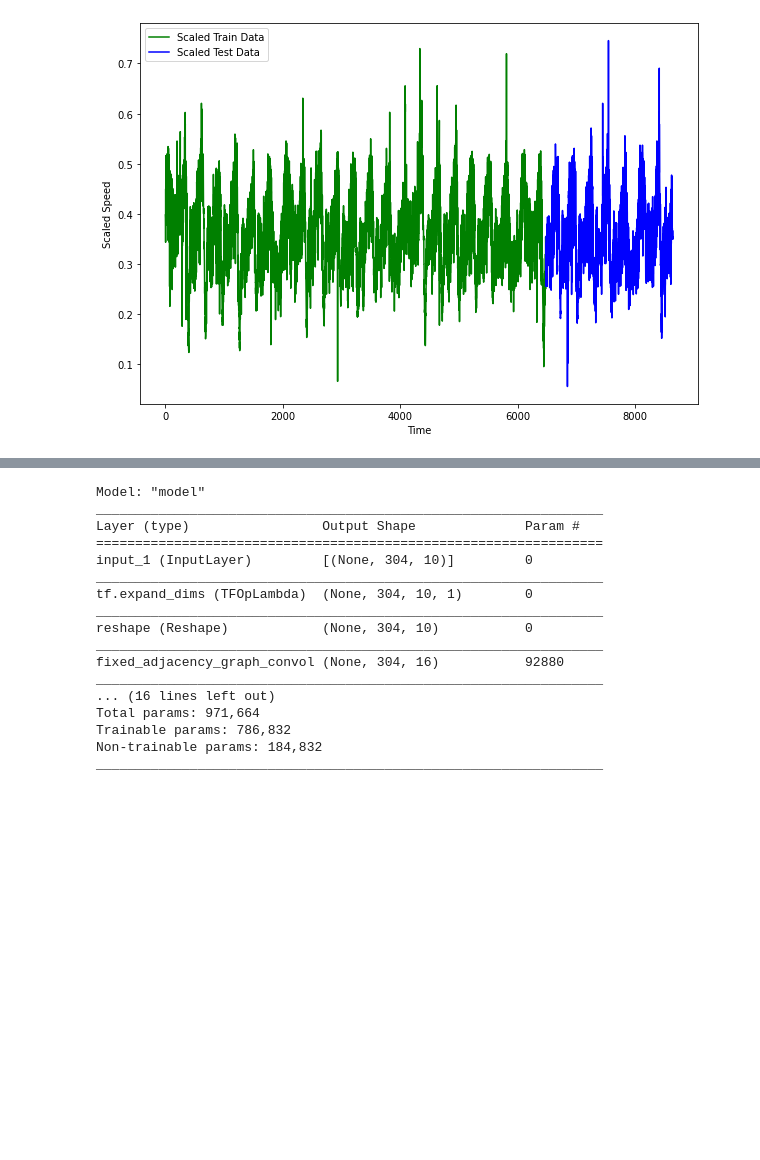
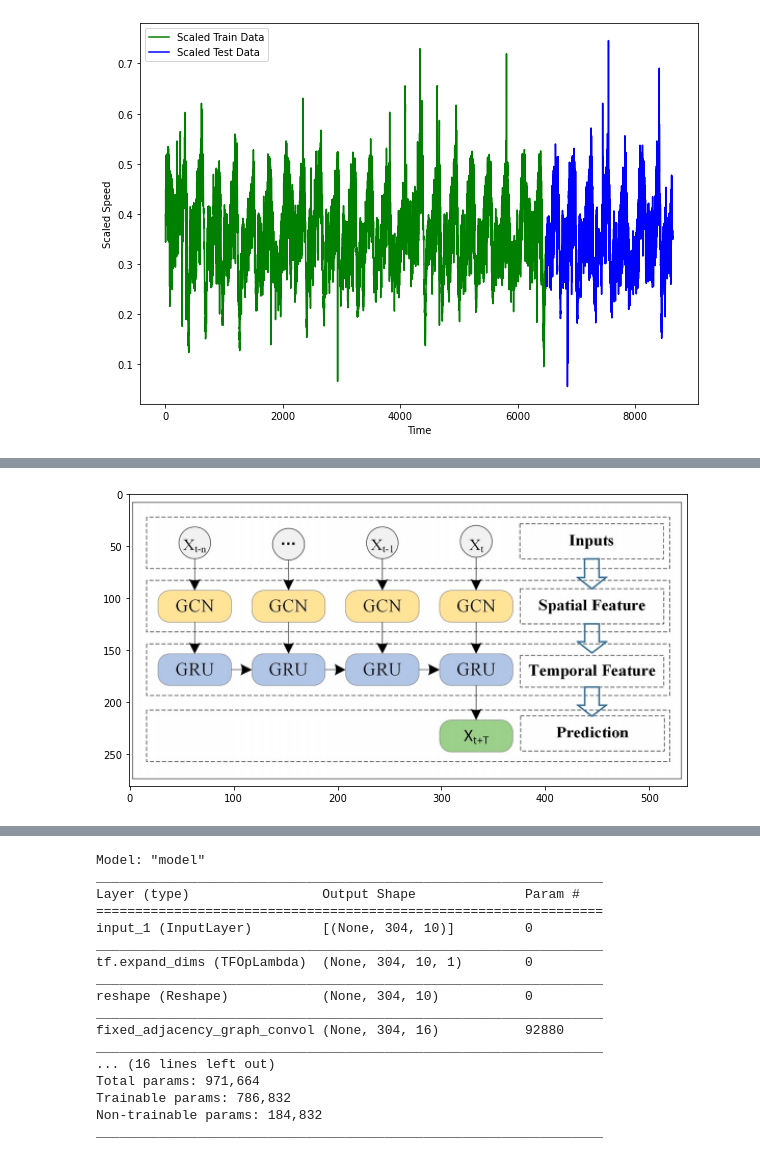
Before and after one commit to mhmdrdwn/traffic, a Jupyter notebook: notebooks/tgcn-seoul-dataset.ipynb, the cells around one changed output, grey strips where cells are left out. Saved outputs shown, nothing was run; the diff lists cells and outputs as text; code cells hidden in the pictures; blank space fills up the shorter version.

Commit message:
make tgcn notebook

```diff
--- a/notebooks/tgcn-seoul-dataset.ipynb
+++ b/notebooks/tgcn-seoul-dataset.ipynb
@@ -183 +196,8 @@ print(testY.shape)
+# %%
+"""Ref: https://arxiv.org/pdf/1811.05320.pdf"""
+plt.figure(figsize=(10,10))
+plt.imshow(mpimg.imread('https://raw.githubusercontent.com/mhmdrdwn/traffic/main/plots/tgcn.png'))
+plt.show()
+# %% [output]
+[figure, added]
 # %%
```
Also changed, not shown: parts of 20 cells of this notebook.
